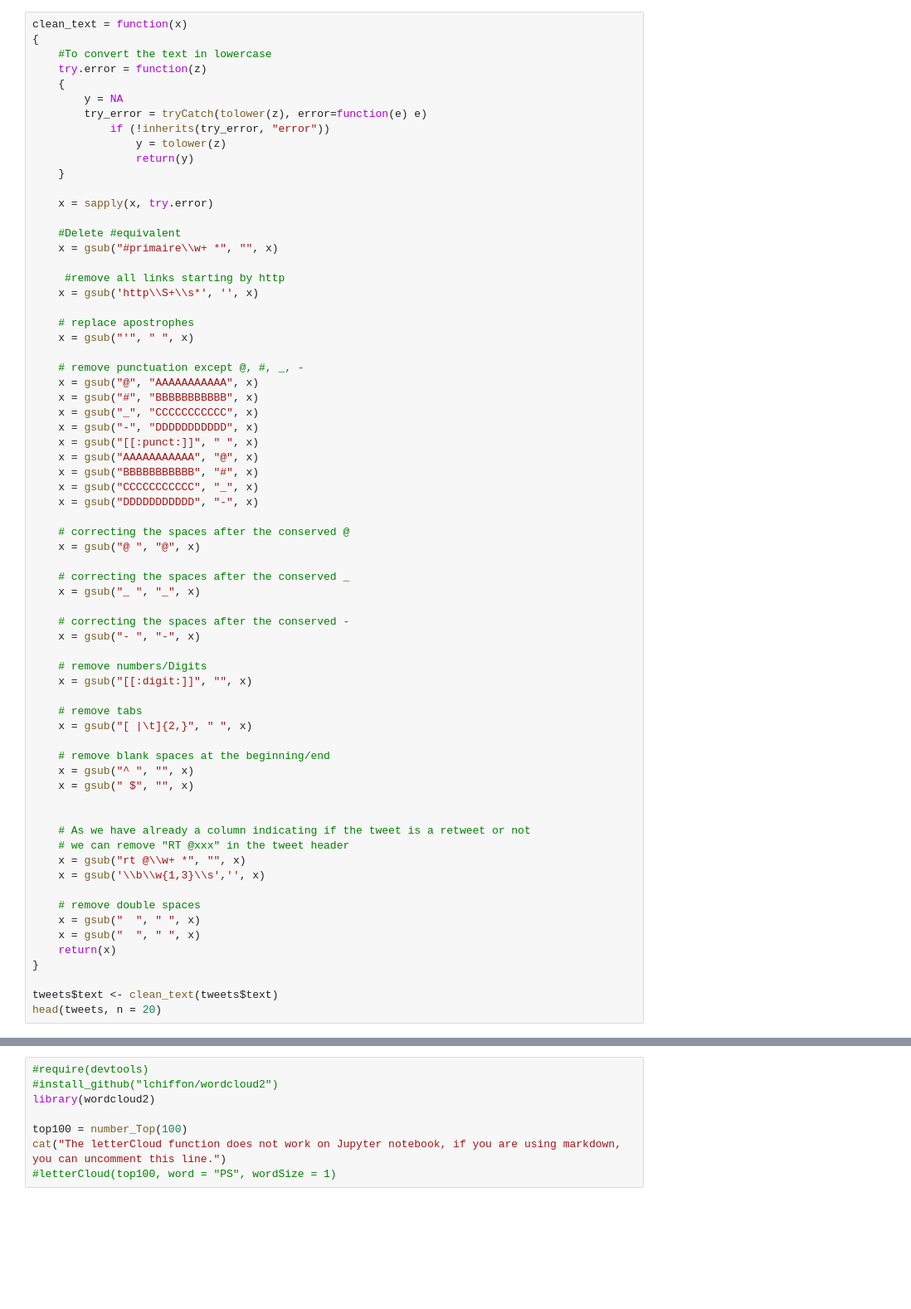
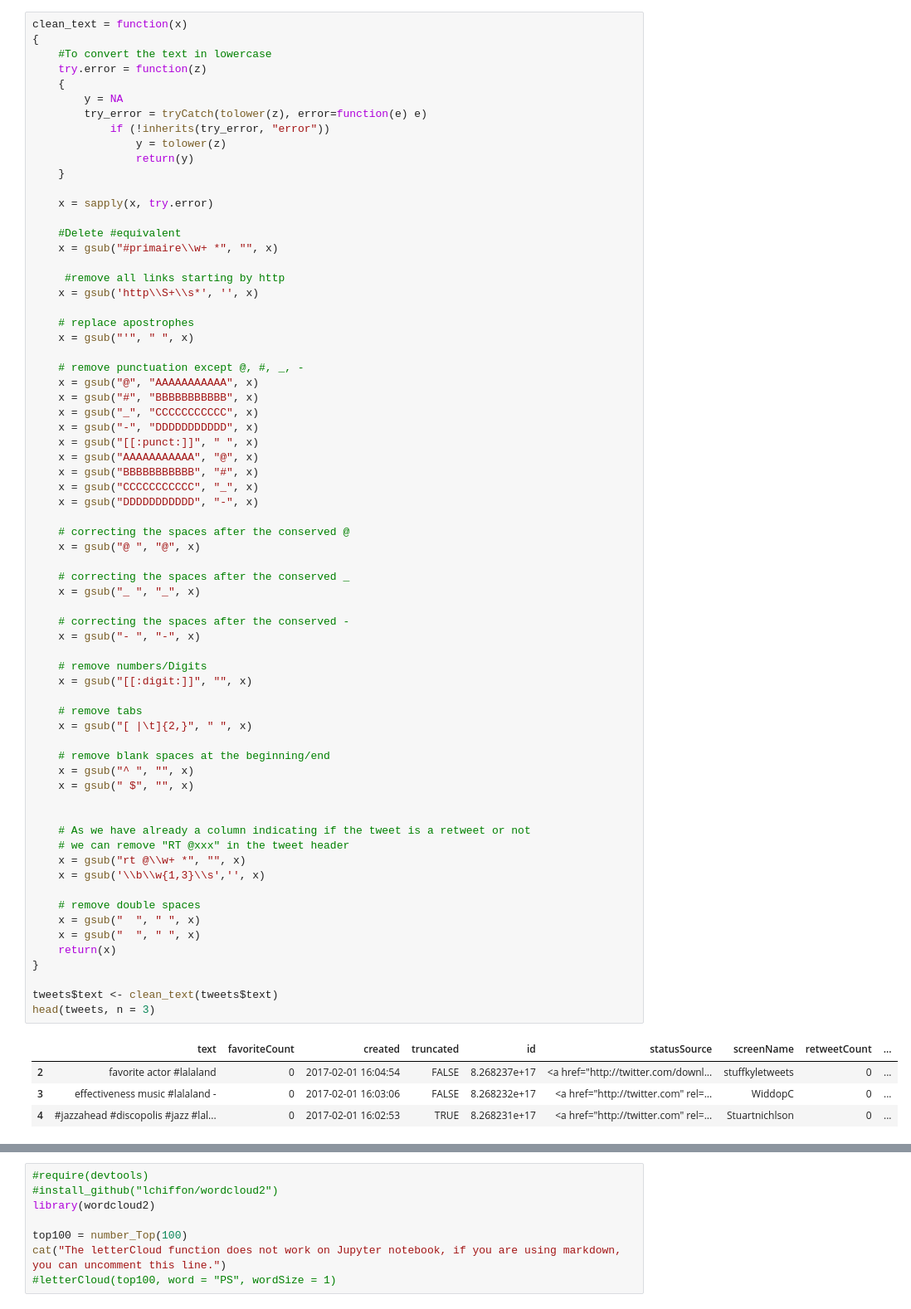
Before and after one commit to clementtr/twitter, a Jupyter notebook: English_Analysis.ipynb, the cells around one changed output, grey strips where cells are left out. Shown at 83% size. Cells and saved outputs as stored; diff of their text form; blank space fills up the shorter version.

```diff
--- a/English_Analysis.ipynb
+++ b/English_Analysis.ipynb
@@ -44,31 +51,36 @@ clean_text = function(x)
 
     # correcting the spaces after the conserved _
     x = gsub("_ ", "_", x)
 
     # correcting the spaces after the conserved -
     x = gsub("- ", "-", x)
 
     # remove numbers/Digits
     x = gsub("[[:digit:]]", "", x)
 
     # remove tabs
     x = gsub("[ |\t]{2,}", " ", x)
 
     # remove blank spaces at the beginning/end
     x = gsub("^ ", "", x)
     x = gsub(" $", "", x)
 
 
     # As we have already a column indicating if the tweet is a retweet or not
     # we can remove "RT @xxx" in the tweet header
     x = gsub("rt @\\w+ *", "", x)
     x = gsub('\\b\\w{1,3}\\s','', x)
 
     # remove double spaces
     x = gsub("  ", " ", x)
     x = gsub("  ", " ", x)
     return(x)
 }
 
 tweets$text <- clean_text(tweets$text)
-head(tweets, n = 20)
+head(tweets, n = 3)
+# %% [output]
+|  | text | favoriteCount | created | truncated | id | statusSource | screenName | retweetCount | ... |
+| 2 | favorite actor #lalaland | 0 | 2017-02-01 16:04:54 | FALSE | 8.268237e+17 | <a href="http://twitter.com/downl... | stuffkyletweets | 0 | ... |
+| 3 | effectiveness music #lalaland - | 0 | 2017-02-01 16:03:06 | FALSE | 8.268232e+17 | <a href="http://twitter.com" rel=... | WiddopC | 0 | ... |
+| 4 | #jazzahead #discopolis #jazz #lal... | 0 | 2017-02-01 16:02:53 | TRUE | 8.268231e+17 | <a href="http://twitter.com" rel=... | Stuartnichlson | 0 | ... |
```
Also changed, not shown: parts of 12 cells of this notebook.
